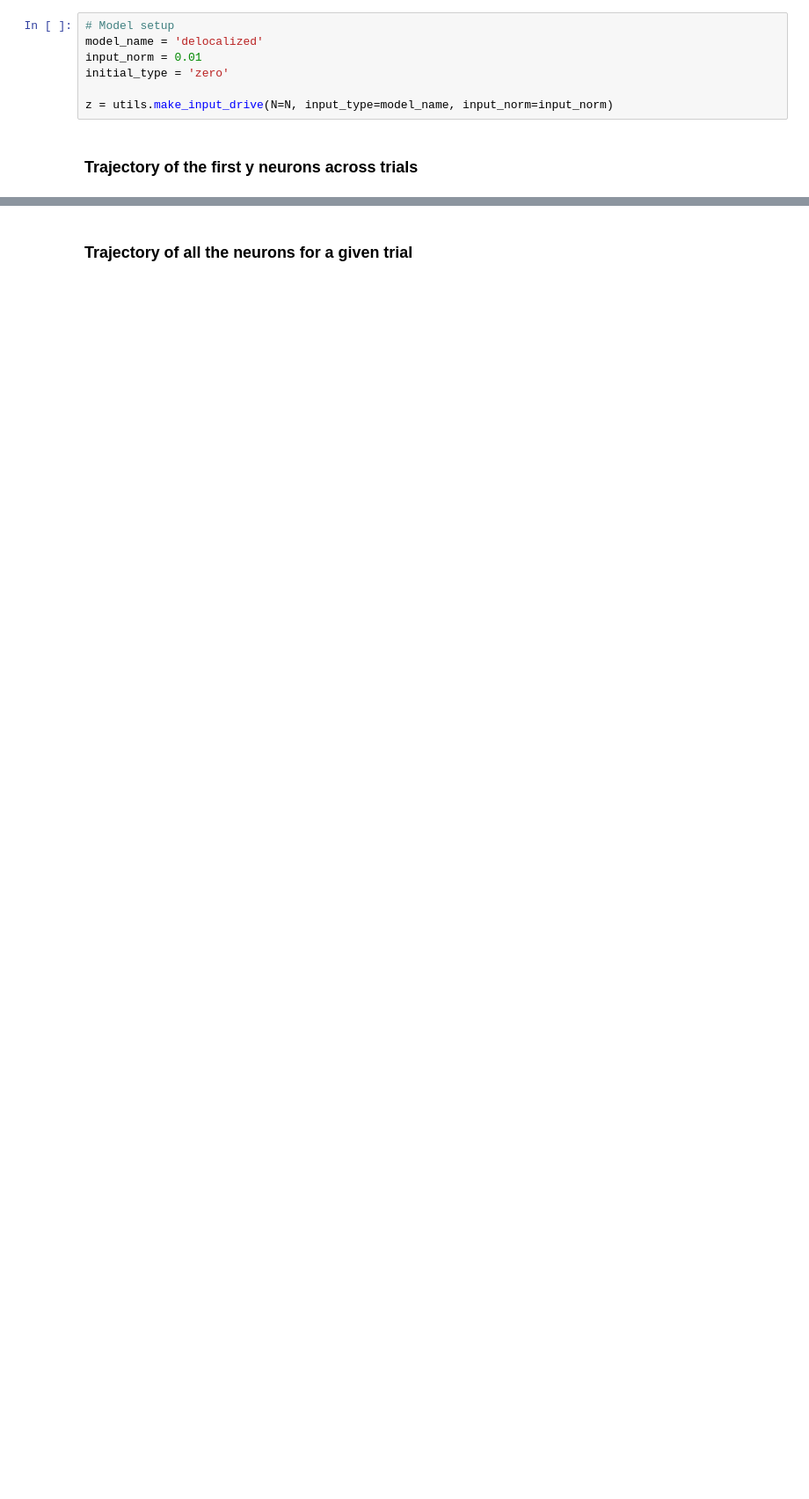
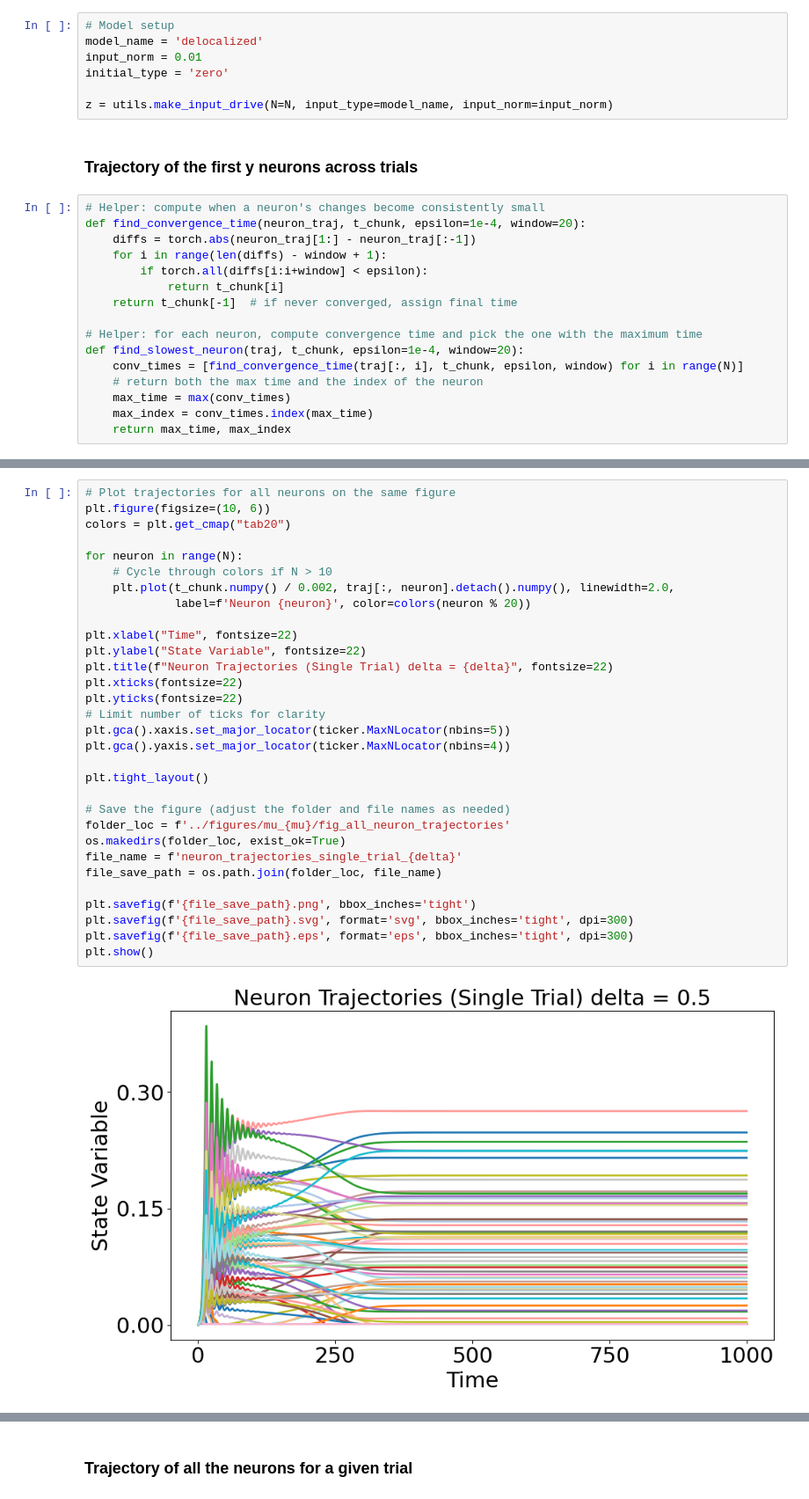
Before and after one commit to shivangrawat/perturbed_organics, a Jupyter notebook: examples/trajectories_and_phase_portraits.ipynb, the cells around one changed output, grey strips where cells are left out. Shown at 88% size. Saved outputs shown, nothing was run; the diff lists cells and outputs as text; blank space fills up the shorter version.

```diff
--- a/examples/trajectories_and_phase_portraits.ipynb
+++ b/examples/trajectories_and_phase_portraits.ipynb
@@ -42,5 +42,21 @@ initial_type = 'zero'
 z = utils.make_input_drive(N=N, input_type=model_name, input_norm=input_norm)
 # %% [markdown]
 ### Trajectory of the first y neurons across trials
+# %%
+# Helper: compute when a neuron's changes become consistently small
+def find_convergence_time(neuron_traj, t_chunk, epsilon=1e-4, window=20):
+    diffs = torch.abs(neuron_traj[1:] - neuron_traj[:-1])
+    for i in range(len(diffs) - window + 1):
+        if torch.all(diffs[i:i+window] < epsilon):
+            return t_chunk[i]
+    return t_chunk[-1]  # if never converged, assign final time
+
+# Helper: for each neuron, compute convergence time and pick the one with the maximum time
+def find_slowest_neuron(traj, t_chunk, epsilon=1e-4, window=20):
+    conv_times = [find_convergence_time(traj[:, i], t_chunk, epsilon, window) for i in range(N)]
+    # return both the max time and the index of the neuron
+    max_time = max(conv_times)
+    max_index = conv_times.index(max_time)
+    return max_time, max_index
 # %%
 n_trajectories = 5  # Desired number of accepted trajectories
@@ -82 +108,34 @@ while accepted < n_trajectories:
+# %%
+# Plot trajectories for all neurons on the same figure
+plt.figure(figsize=(10, 6))
+colors = plt.get_cmap("tab20")
+
+for neuron in range(N):
+    # Cycle through colors if N > 10
+    plt.plot(t_chunk.numpy() / 0.002, traj[:, neuron].detach().numpy(), linewidth=2.0,
+             label=f'Neuron {neuron}', color=colors(neuron % 20))
+
+plt.xlabel("Time", fontsize=22)
+plt.ylabel("State Variable", fontsize=22)
+plt.title(f"Neuron Trajectories (Single Trial) delta = {delta}", fontsize=22)
+plt.xticks(fontsize=22)
+plt.yticks(fontsize=22)
+# Limit number of ticks for clarity
+plt.gca().xaxis.set_major_locator(ticker.MaxNLocator(nbins=5))
+plt.gca().yaxis.set_major_locator(ticker.MaxNLocator(nbins=4))
+
+plt.tight_layout()
+
+# Save the figure (adjust the folder and file names as needed)
+folder_loc = f'../figures/mu_{mu}/fig_all_neuron_trajectories'
+os.makedirs(folder_loc, exist_ok=True)
+file_name = f'neuron_trajectories_single_trial_{delta}'
+file_save_path = os.path.join(folder_loc, file_name)
+
+plt.savefig(f'{file_save_path}.png', bbox_inches='tight')
+plt.savefig(f'{file_save_path}.svg', format='svg', bbox_inches='tight', dpi=300)
+plt.savefig(f'{file_save_path}.eps', format='eps', bbox_inches='tight', dpi=300)
+plt.show()
+# %% [output]
+[figure, added]
 # %%
```
Also changed, not shown: parts of 10 cells of this notebook, 4 other files.
